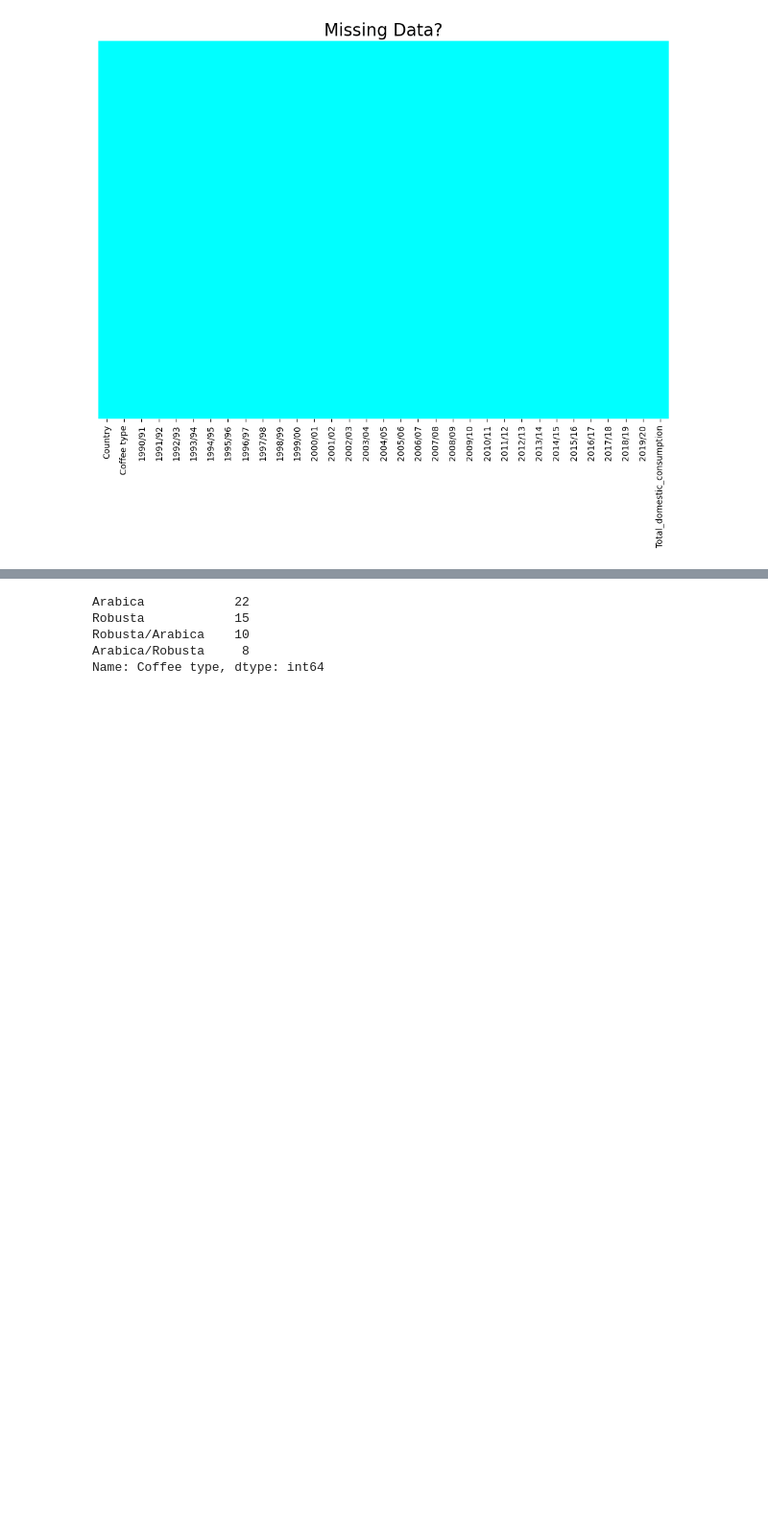
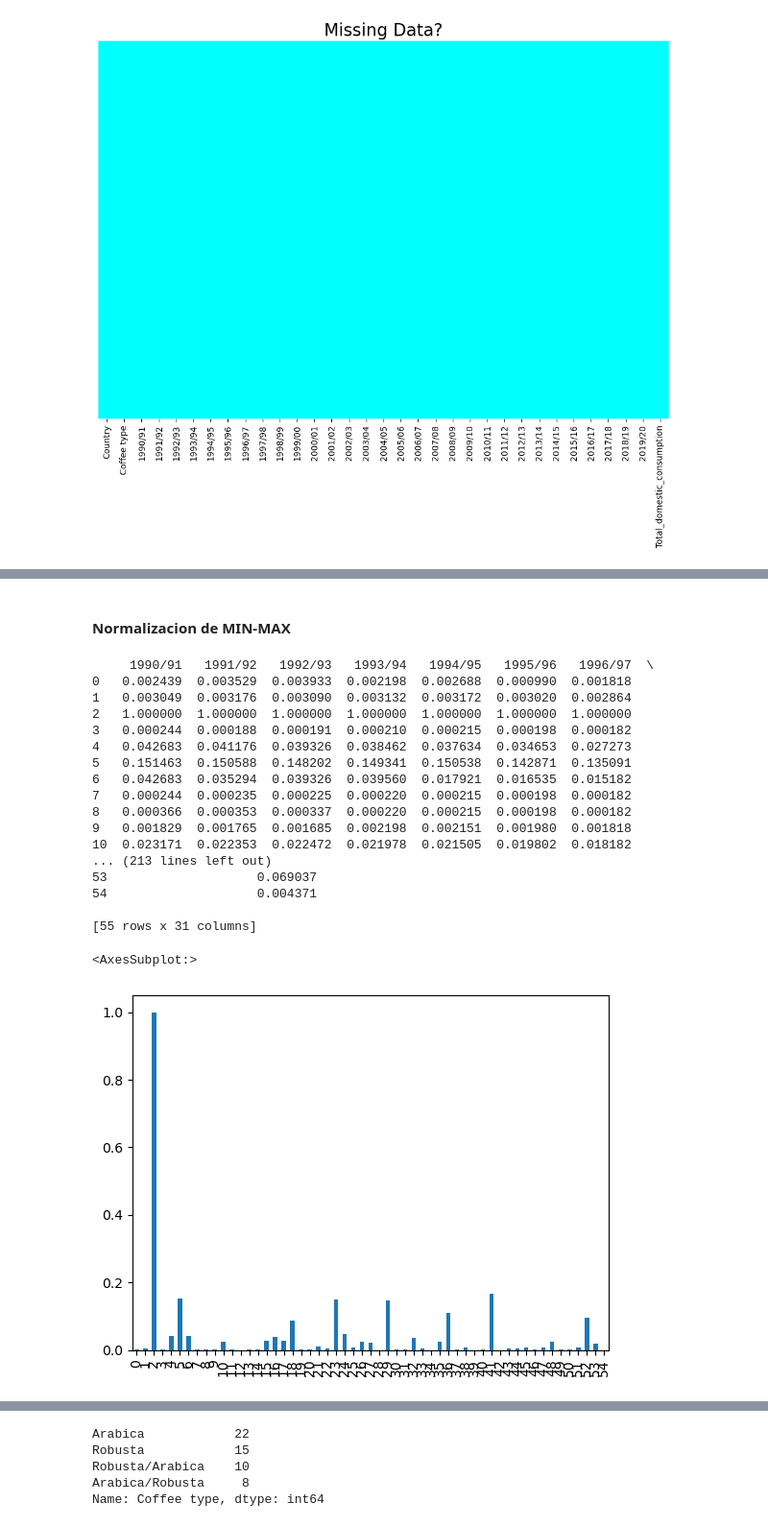
Before and after one commit to joshoandres13/coffee, a Jupyter notebook: domestic_consumption.ipynb, the cells around one changed output, grey strips where cells are left out. Shown: that part at 96% size. Drawn from its saved outputs; the diff is of its cells as text; code cells hidden in the pictures; blank space fills up the shorter version.

```diff
--- a/domestic_consumption.ipynb
+++ b/domestic_consumption.ipynb
@@ -72,0 +125,35 @@ plt.show()
+# %% [markdown]
+#### Normalizacion de MIN-MAX
+# %%
+df_withoutC = df.drop(["Country","Coffee type"], axis=1)
+df_withoutC.head(5)
+
+
+def minmax_norm(df_input):
+    return (df_withoutC- df_withoutC.min())/(df_withoutC.max() - df_withoutC.min())
+
+df_minmax_norm = minmax_norm(df_withoutC)
+print(df_minmax_norm)
+
+
+df_minmax_norm['1990/91'].plot(kind='bar')
+# %% [output]
+     1990/91   1991/92   1992/93   1993/94   1994/95   1995/96   1996/97  \
+0   0.002439  0.003529  0.003933  0.002198  0.002688  0.000990  0.001818
+1   0.003049  0.003176  0.003090  0.003132  0.003172  0.003020  0.002864
+2   1.000000  1.000000  1.000000  1.000000  1.000000  1.000000  1.000000
+3   0.000244  0.000188  0.000191  0.000210  0.000215  0.000198  0.000182
+4   0.042683  0.041176  0.039326  0.038462  0.037634  0.034653  0.027273
+5   0.151463  0.150588  0.148202  0.149341  0.150538  0.142871  0.135091
+6   0.042683  0.035294  0.039326  0.039560  0.017921  0.016535  0.015182
+7   0.000244  0.000235  0.000225  0.000220  0.000215  0.000198  0.000182
+8   0.000366  0.000353  0.000337  0.000220  0.000215  0.000198  0.000182
+9   0.001829  0.001765  0.001685  0.002198  0.002151  0.001980  0.001818
+10  0.023171  0.022353  0.022472  0.021978  0.021505  0.019802  0.018182
+... (213 lines left out)
+53                    0.069037
+54                    0.004371
+
+[55 rows x 31 columns]
+<AxesSubplot:>
+[figure, added]
```
Also changed, not shown: parts of 12 cells of this notebook, 2 other files.
